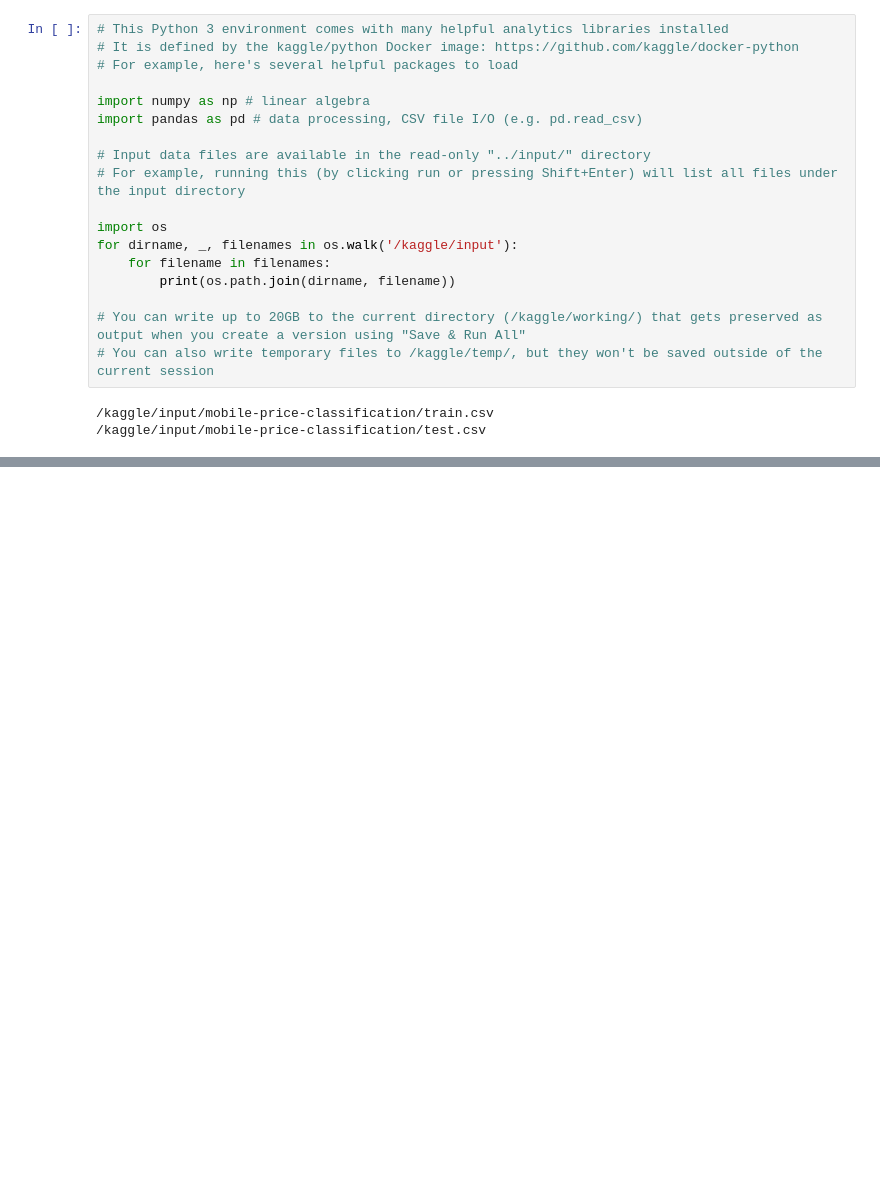
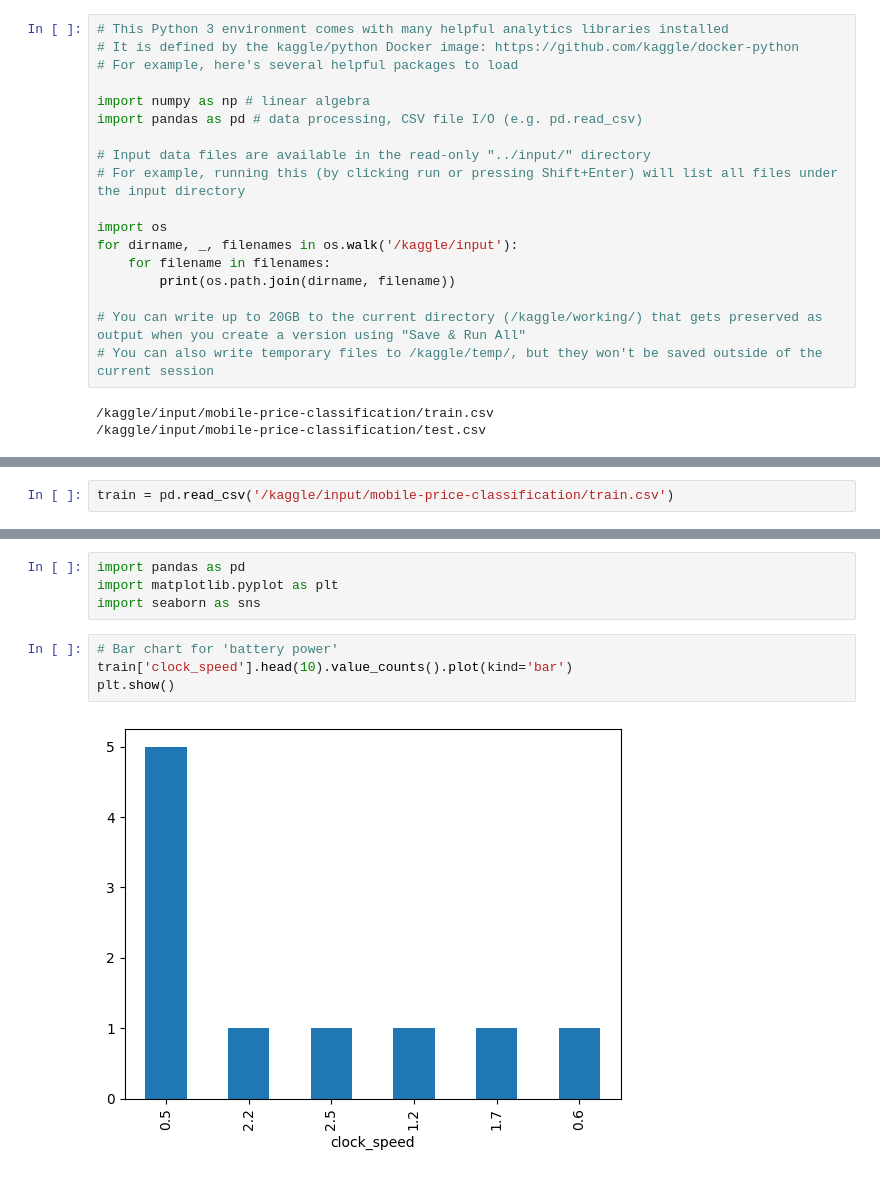
Before and after one commit to shasha0982/My_Real_Project_Machine_Learning, a Jupyter notebook: my-project-mobile-price-classification.ipynb, the cells around one changed output, grey strips where cells are left out. Saved outputs shown, nothing was run; the diff lists cells and outputs as text; blank space fills up the shorter version.

```diff
--- a/my-project-mobile-price-classification.ipynb
+++ b/my-project-mobile-price-classification.ipynb
@@ -552,0 +26,2 @@ cv_scores, best_k, best_score
+# %%
+train = pd.read_csv('/kaggle/input/mobile-price-classification/train.csv')
@@ -552,0 +99,10 @@ cv_scores, best_k, best_score
+# %%
+import pandas as pd
+import matplotlib.pyplot as plt
+import seaborn as sns
+# %%
+# Bar chart for 'battery power'
+train['clock_speed'].head(10).value_counts().plot(kind='bar')
+plt.show()
+# %% [output]
+[figure, added]
```
Also changed, not shown: parts of 78 cells of this notebook.
